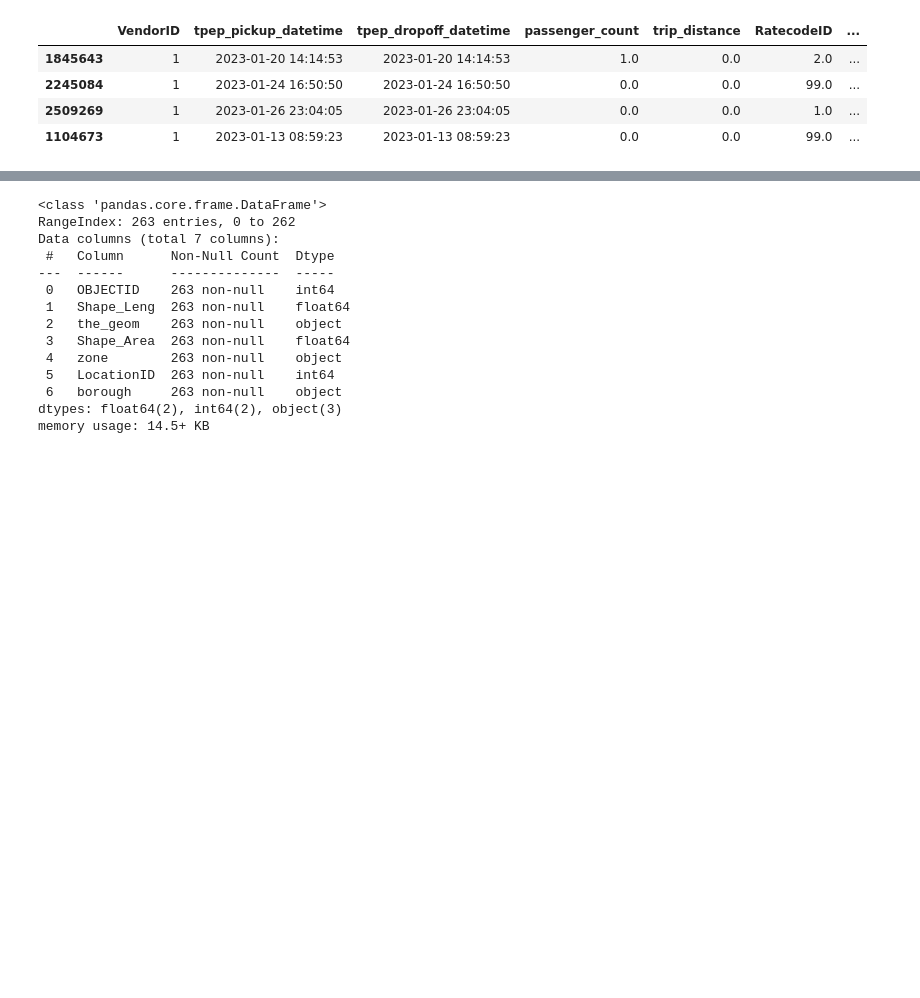
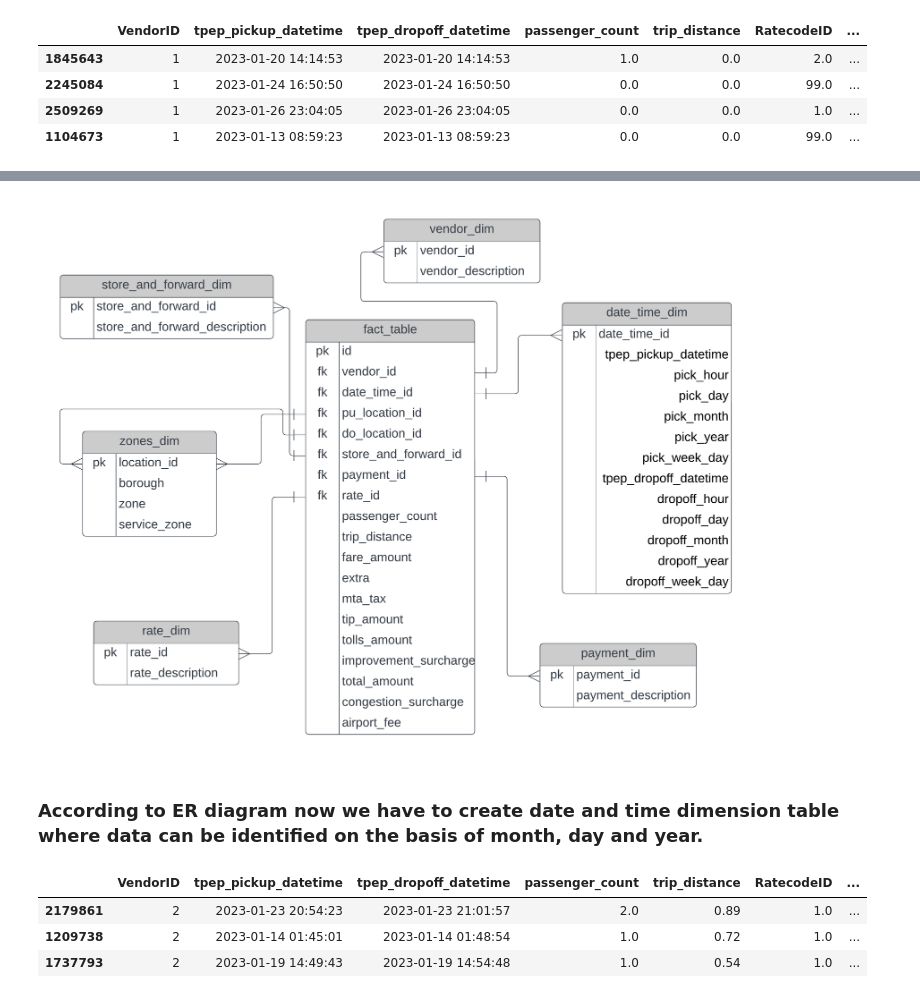
Before and after one commit to bibek376/Uber_Data_Engineering_Project, a Jupyter notebook: Uber_Data_Engineering_Project_Live.ipynb, the cells around one changed output, grey strips where cells are left out. Cells and saved outputs as stored; diff of their text form; code cells hidden in the pictures; blank space fills up the shorter version.

Commit message:
after reorder everything

```diff
--- a/Uber_Data_Engineering_Project_Live.ipynb
+++ b/Uber_Data_Engineering_Project_Live.ipynb
@@ -501,17 +308,7 @@ PostgreSQL connection is closed
-# %%
-taxi_zone_df.info()
-# %% [output]
-<class 'pandas.core.frame.DataFrame'>
-RangeIndex: 263 entries, 0 to 262
-Data columns (total 7 columns):
- #   Column      Non-Null Count  Dtype
----  ------      --------------  -----
- 0   OBJECTID    263 non-null    int64
- 1   Shape_Leng  263 non-null    float64
- 2   the_geom    263 non-null    object
- 3   Shape_Area  263 non-null    float64
- 4   zone        263 non-null    object
- 5   LocationID  263 non-null    int64
- 6   borough     263 non-null    object
-dtypes: float64(2), int64(2), object(3)
-memory usage: 14.5+ KB
+# %%
+from IPython import display
+display.Image("/home/bibek/Desktop/uber_data_engineering/pictures/2.png")
+# %% [output]
+[figure, added]
+# %% [markdown]
+### According to ER diagram now we have to create date and time dimension table where data can be identified on the basis of month, day and year.
@@ -517,0 +327,7 @@ memory usage: 14.5+ KB
+# %%
+after_filtered_df.sample(3)
+# %% [output]
+|  | VendorID | tpep_pickup_datetime | tpep_dropoff_datetime | passenger_count | trip_distance | RatecodeID | ... |
+| 2179861 | 2 | 2023-01-23 20:54:23 | 2023-01-23 21:01:57 | 2.0 | 0.89 | 1.0 | ... |
+| 1209738 | 2 | 2023-01-14 01:45:01 | 2023-01-14 01:48:54 | 1.0 | 0.72 | 1.0 | ... |
+| 1737793 | 2 | 2023-01-19 14:49:43 | 2023-01-19 14:54:48 | 1.0 | 0.54 | 1.0 | ... |
```
Also changed, not shown: parts of 26 cells of this notebook.
